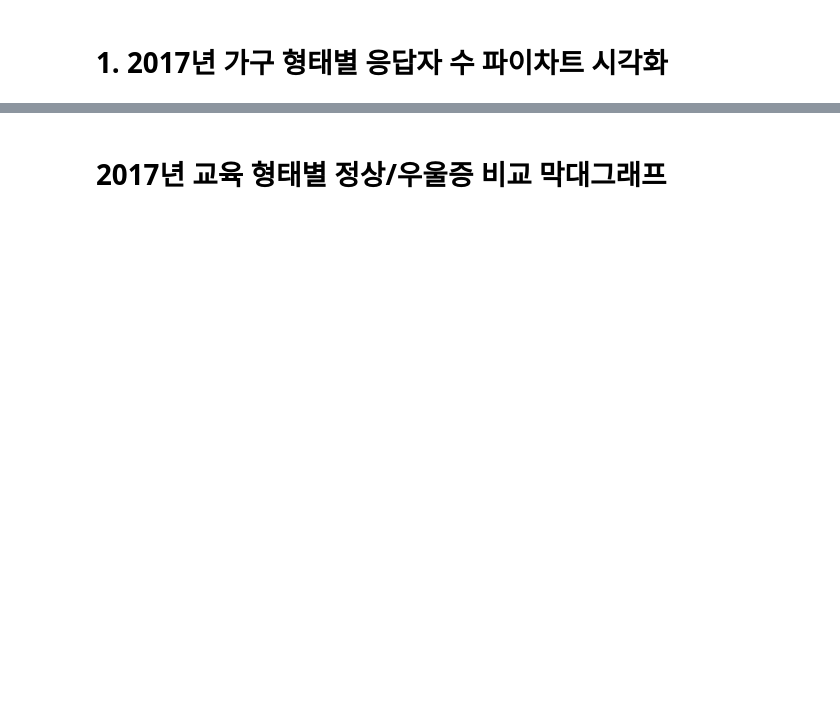
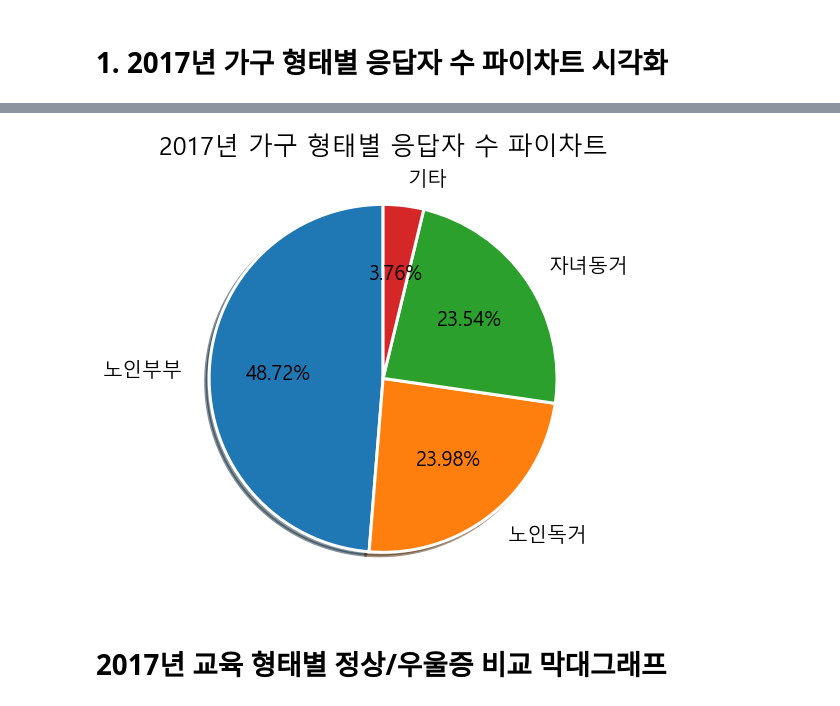
Before and after one commit to Hanbi-Kim/TextMining, a Jupyter notebook: [실습2] 노인의 우울증상 시각화.ipynb, the cells around one changed output, grey strips where cells are left out. Saved outputs shown, nothing was run; the diff lists cells and outputs as text; code cells hidden in the pictures; blank space fills up the shorter version.

```diff
--- a/[실습2] 노인의 우울증상 시각화.ipynb
+++ b/[실습2] 노인의 우울증상 시각화.ipynb
@@ -10,0 +39,4 @@ import matplotlib.pyplot as plt
+# %%
+# 특성별(1)이 가구형태별과 같은 데이터만 추출하고, 그 테이블에서 특성별(2)와 응답자수(명) 만 df1에 저장하기
+df1 = df[df['특성별(1)']=='가구형태별'][['특성별(2)','응답자수 (명)']]
+df1
@@ -10,0 +49,6 @@ import matplotlib.pyplot as plt
+# %%
+# 응답자수 (명)가 string 타입으로 저장되어 있음으로, int 타입으로 변환
+df1['응답자수 (명)'] = df1['응답자수 (명)'].astype(int)
+# %%
+# 응답자수 (명)을 내림차순으로 정렬
+df1.sort_values('응답자수 (명)', ascending=False, inplace=True)
@@ -11,2 +63,38 @@ import matplotlib.pyplot as plt
+# %%
+# 한글 폰트 사용을 위해서 세팅
+import matplotlib.font_manager as fm
+# font_path = '/usr/share/fonts/AppleGothic.ttf'
+font_path = "C:/Windows/Fonts/malgun.ttf"
+font = fm.FontProperties(fname=font_path).get_name()
+plt.rc('font', family=font)
+plt.rcParams['axes.unicode_minus'] = False
+# %%
+# 그래프 사이즈 조절
+plt.figure(figsize=(8,8))
+
+# 데이터 입력
+values = df1['응답자수 (명)']
+names = df1['특성별(2)']
+
+# 파이 차트에 대한 설정
+plt.pie(values,
+        labels=names,
+        labeldistance=1.15,
+        wedgeprops = { 'linewidth' : 3, 'edgecolor' : 'white' },
+        colors= ['tab:blue','tab:orange','tab:green','tab:red'],
+        autopct = "%0.2f%%",
+        textprops = {"fontsize":20},
+        startangle = 90,
+#         explode = [0.1,0,0,0],
+        shadow = True
+       )
+
+# 타이틀 및 축 설정
+plt.title('2017년 가구 형태별 응답자 수 파이차트', fontsize=25)
+
+# 그래프 보여주기
+plt.show()
+# %% [output]
+[figure, added]
 # %% [markdown]
 # 2017년 교육 형태별 정상/우울증 비교 막대그래프
```
Also changed, not shown: parts of 13 cells of this notebook.
